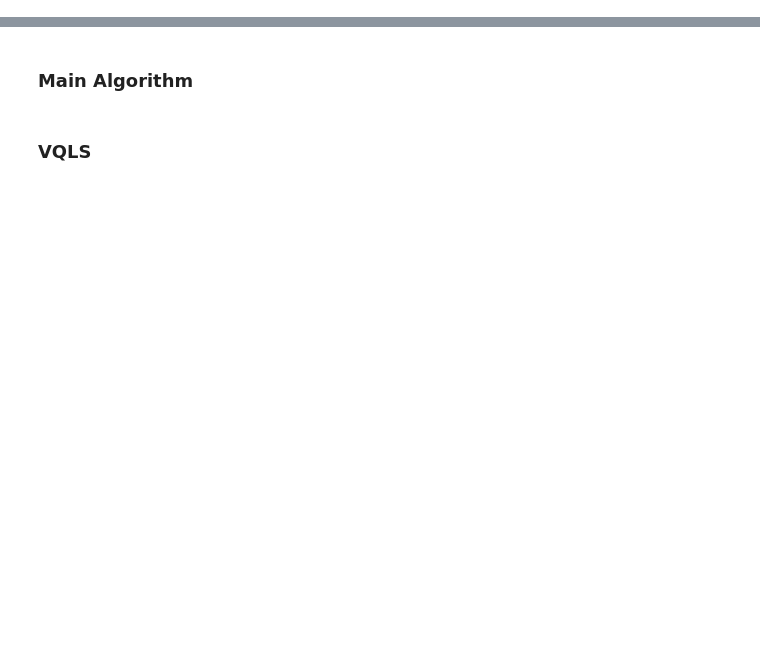
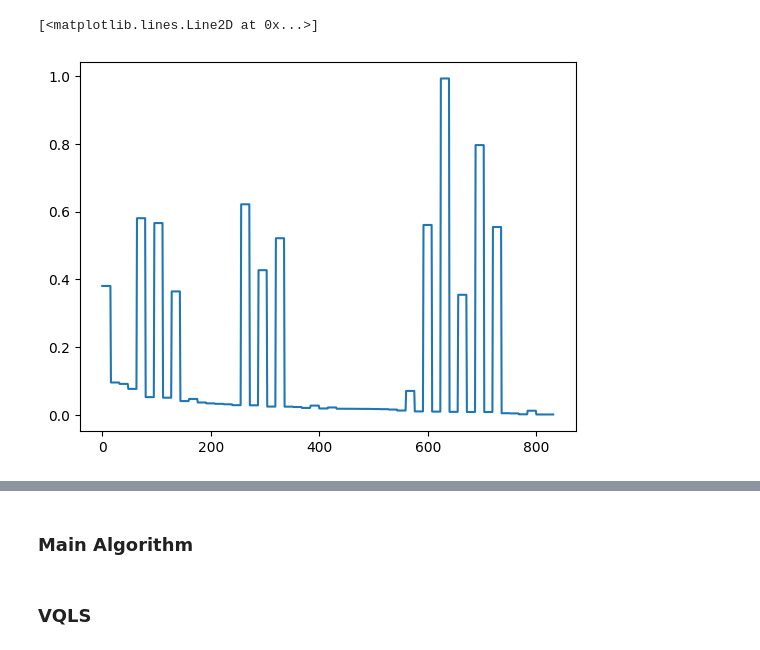
Before and after one commit to comp-physics/NISQ-Quantum-CFD, a Jupyter notebook: VQLS/VQLS-playground.ipynb, the cells around one changed output, grey strips where cells are left out. Cells and saved outputs as stored; diff of their text form; code cells hidden in the pictures; blank space fills up the shorter version.

```diff
--- a/VQLS/VQLS-playground.ipynb
+++ b/VQLS/VQLS-playground.ipynb
@@ -41,0 +140,5 @@ VQLS Iteration 1065 Cost 1.1045608871995682e-11
+# %%
+plt.plot(log.values)
+# %% [output]
+[<matplotlib.lines.Line2D at 0x...>]
+[figure, added]
```
Also changed, not shown: parts of 17 cells of this notebook, 7 other files.
